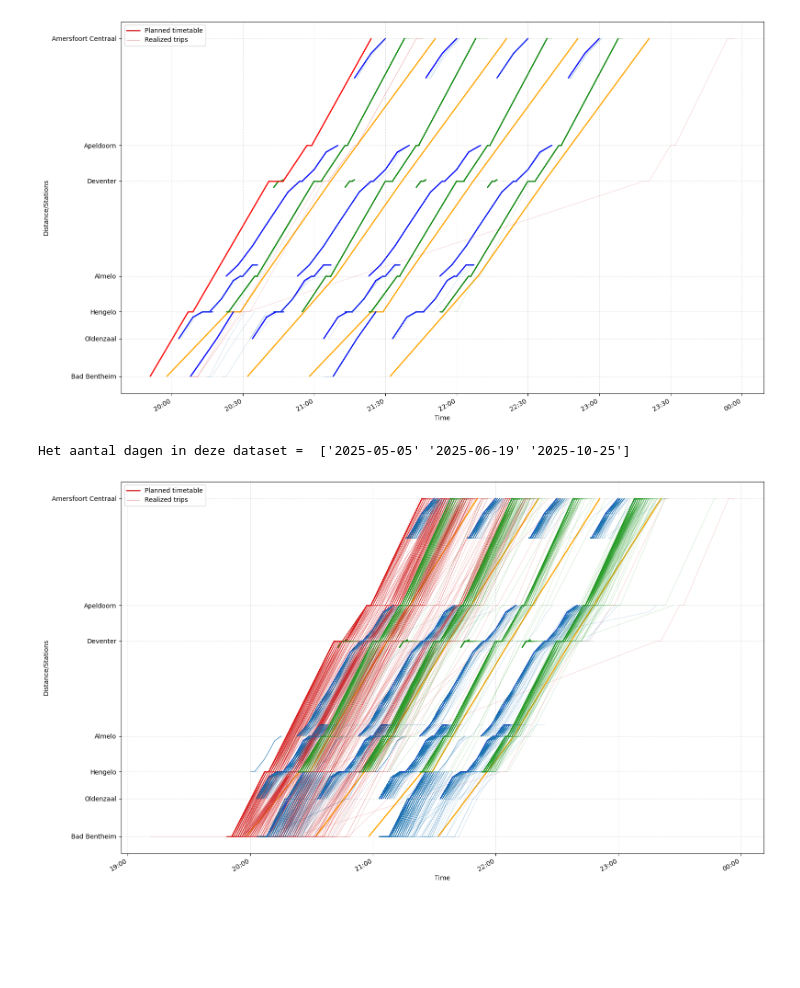
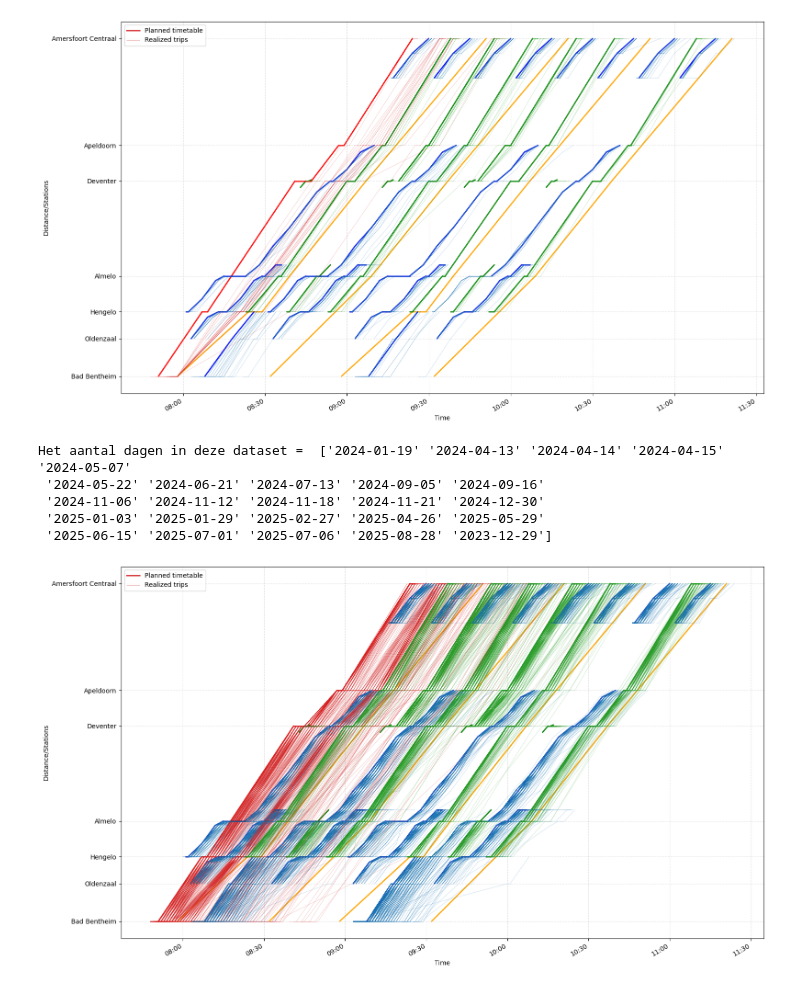
Before and after one commit to NielsvanderRijst/TIL5050-Delayed-ICE, a Jupyter notebook: Time-space plotting.ipynb, the cells around one changed output. Saved outputs shown, nothing was run; the diff lists cells and outputs as text; code cells hidden in the pictures; blank space fills up the shorter version.

```diff
--- a/Time-space plotting.ipynb
+++ b/Time-space plotting.ipynb
@@ -42,8 +42,8 @@ stations_to_plot = [
 ]
 # %%
 #ICE for which the time-distance diagram will be made. Make sure that you have the files mentioned below.
-ICE_value = 140
-df = pd.read_csv(f"Services/services_influenced_by_ICE_{ICE_value}.csv")
+ICE_value = 242
+df = pd.read_csv(f"Services2/services_influenced_by_ICE2_{ICE_value}.csv")
 planned_timetable = pd.read_csv(f"Planned_timetables/planned_timetable_{ICE_value}.csv")
 
 # Constructing a dictionary where the DataFrames will be stored
@@ -334,36 +334,40 @@ def plot_segments(planned_segments, actual_segments,
 def plot_delay_over_planned(planned_df, df_delay_dict, i):
     """" Plot function when you only want to plot delays of trains at days when ICE depart i minutes late from Bad Bentheim
 
     Args:
         planned_df (DataFrame): DataFrame of the planned timetable (in long form)
         df_delay_dict (DataFrame): DataFrame of the actual realized trips on days where ICE departs i minutes late from Bad Bentheim
         i (int): Departure delay of ICE from Bad Bentheim
 
     Returns: None (Only output is a plot of the time-space diagram)
     """
     if i not in df_delay_dict:
         print(f"No df_delay for {i}")
         return
     df_delay_i = df_delay_dict[i]
     if df_delay_i is None or len(df_delay_i) == 0:
         print(f"No rows for a delay of {i} minutes")
         return
 
     planned_segments = prepare_planned_segments(planned_df)
     actual_segments = prepare_actual_segments(df_delay_i)
     plot_segments(planned_segments, actual_segments)
 
 
 # Choose the delay value you want to plot here
-delay_value = 20
+delay_value = 7
 
 # Plot the graph
 plot_delay_over_planned(planned_timetable, df_delay, delay_value)
 dagen_in_dataset = df_delay[delay_value]["Service:Date"].unique()
 print("Het aantal dagen in deze dataset = ", dagen_in_dataset)
 # %% [output]
-[figure, old version]
+[figure, new version]
-Het aantal dagen in deze dataset =  ['2025-05-05' '2025-06-19' '2025-10-25']
+Het aantal dagen in deze dataset =  ['2024-01-19' '2024-04-13' '2024-04-14' '2024-04-15' '2024-05-07'
+ '2024-05-22' '2024-06-21' '2024-07-13' '2024-09-05' '2024-09-16'
+ '2024-11-06' '2024-11-12' '2024-11-18' '2024-11-21' '2024-12-30'
+ '2025-01-03' '2025-01-29' '2025-02-27' '2025-04-26' '2025-05-29'
+ '2025-06-15' '2025-07-01' '2025-07-06' '2025-08-28' '2023-12-29']
 # %%
 df_delay[9].to_csv("df_delay_9_minutes.csv", index=False)
 # %%
@@ -373,4 +377,4 @@ all_delays = pd.concat(df_delay.values(), ignore_index=True)
 # Plot all the trains
 plot_delay_over_planned(planned_timetable, {0: all_delays}, 0)
 # %% [output]
-[figure, old version]
+[figure, new version]
```
Also changed, not shown: parts of 1 cell of this notebook, 33 other files.
